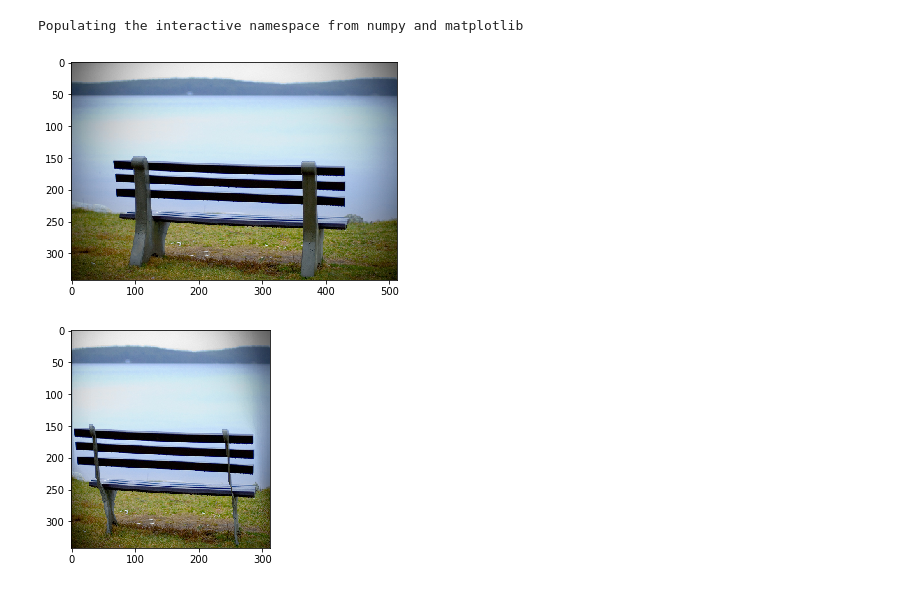
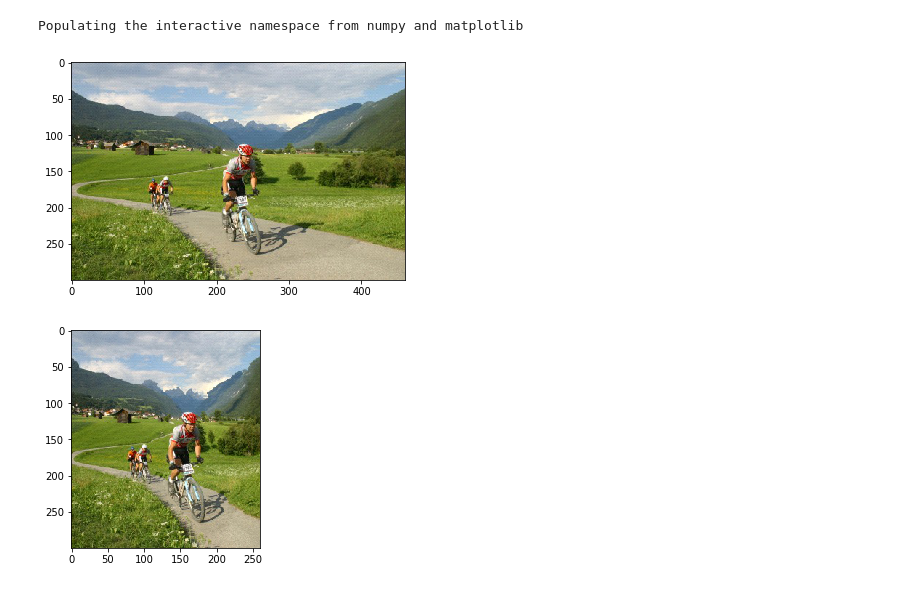
Before and after one commit to PKUAA2020S1201/Python-Seam-Carving, a Jupyter notebook: forward-energy.ipynb, the cells around one changed output. Saved outputs shown, nothing was run; the diff lists cells and outputs as text; code cells hidden in the pictures.

```diff
--- a/forward-energy.ipynb
+++ b/forward-energy.ipynb
@@ -12,22 +12,21 @@ import seamcarving as sc
 Populating the interactive namespace from numpy and matplotlib
 # %%
 # load image
-image_name = "bench3.png"
+image_name = "bicycle.jpg"
 image_path = os.path.join("images", image_name)
 image = sc.load_image(image_path)
 sc.show_image_plt(image)
 # %% [output]
-[figure, old version]
+[figure, new version]
 # %%
-# remove seams normally
+# remove seams with backward energy
 current_image = np.copy(image)
 for i in tqdm.tqdm(range(200)):
-    current_energy = sc.laplacian_energy(current_image)
-    current_seam = sc.seam_with_minimum_energy(current_energy)
+    current_seam = sc.seam_with_minimum_backward_energy(current_image)
     current_image = sc.remove_seam(current_image, current_seam)
 sc.show_image_plt(current_image)
 # %% [output]
-[figure, old version]
+[figure, new version]
 # %%
 # remove seams with forward energy
 current_image = np.copy(image)
```
Also changed, not shown: parts of 1 cell of this notebook, 2 other files.
